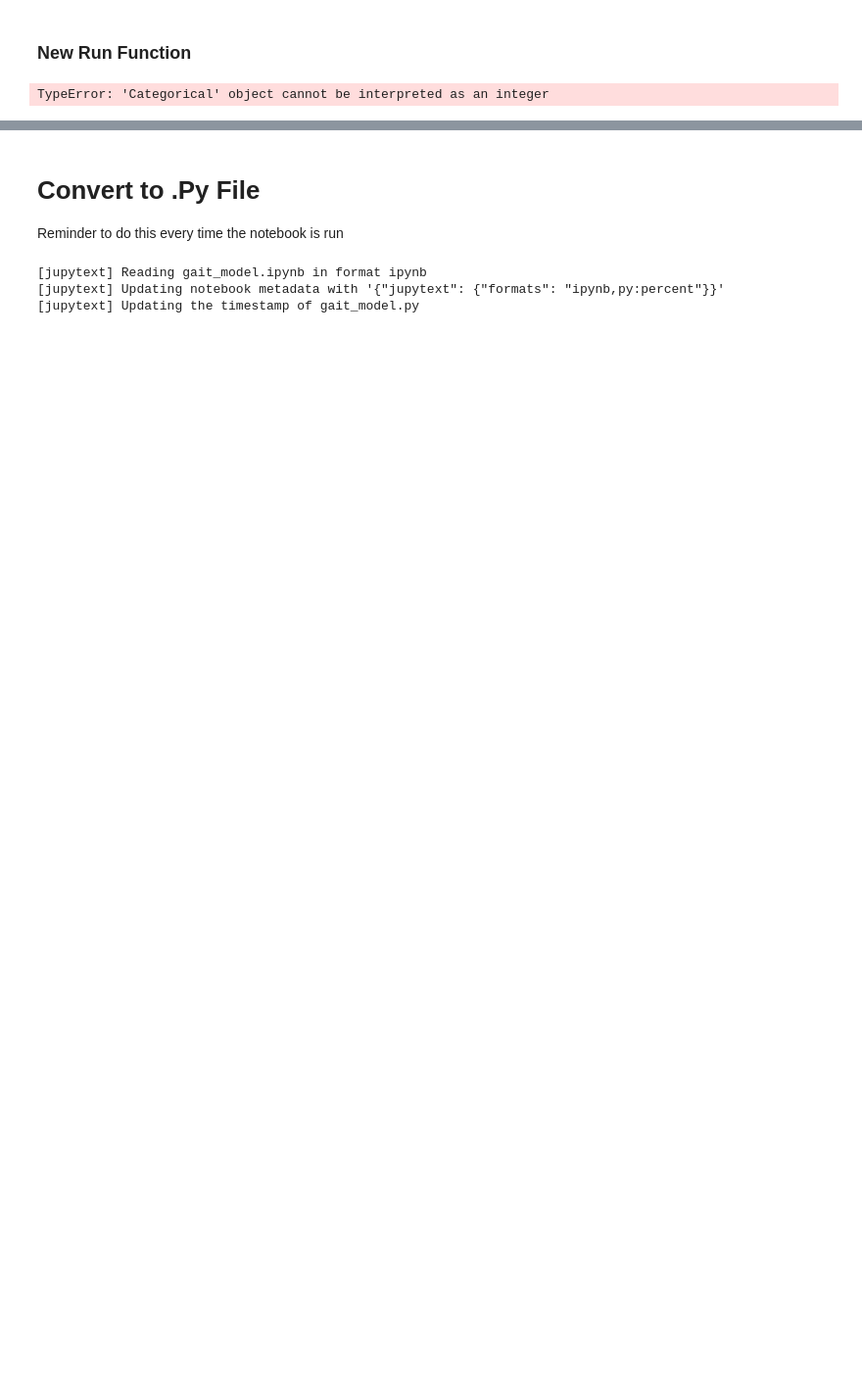
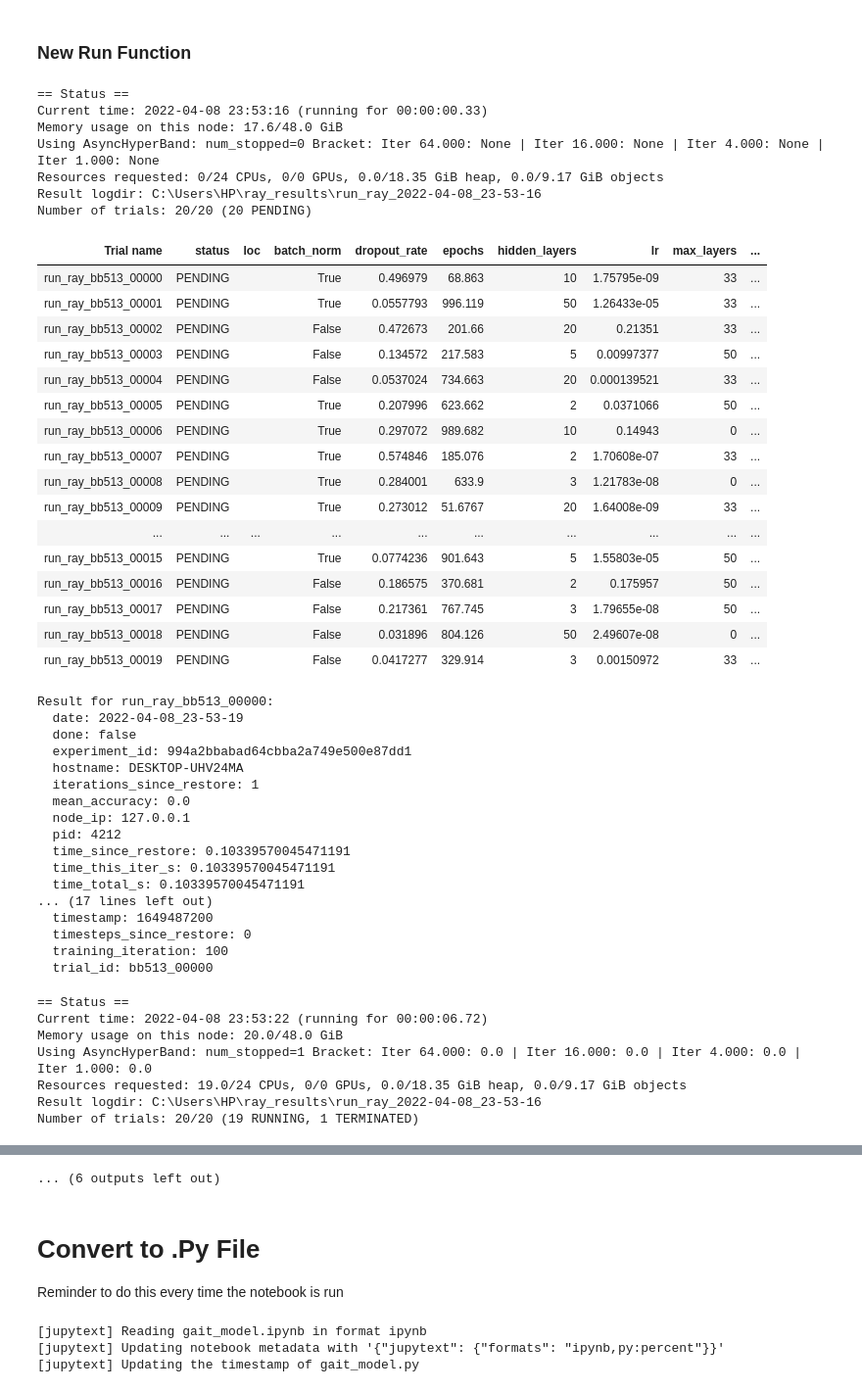
Before and after one commit to Kayala47/gaitpt, a Jupyter notebook: gait_model.ipynb, the cells around one changed output, grey strips where cells are left out. Shown at 98% size. Cells and saved outputs as stored; diff of their text form; code cells hidden in the pictures; blank space fills up the shorter version.

Commit message:
tuning working for canter. now making sure i can save the best config and reload a model from it

```diff
--- a/gait_model.ipynb
+++ b/gait_model.ipynb
@@ -223,25 +223,34 @@ def test_batch(model, x, y):
     # run forward calculation
     y_predict = model.forward(x)
 
-    return y, y_predict
+    correct = (y_predict == y).sum().item()
+    total = y.size(0)
+
+    return y, y_predict, correct, total
 
 
 def test(model, loader):
     y_vectors = list()
     y_predict_vectors = list()
 
+    correct = 0
+    total = 0
+
     batch_index = 0
     for x, y in loader:
-        y, y_predict = test_batch(model=model, x=x, y=y)
+        y, y_predict, batch_correct, batch_total = test_batch(model=model, x=x, y=y)
 
         y_vectors.append(y.data.numpy())
         y_predict_vectors.append(y_predict.data.numpy())
 
         batch_index += 1
 
+        correct += batch_correct
+        total += batch_total
+
     y_predict_vector = np.concatenate(y_predict_vectors)
 
-    return y_predict_vector
+    return y_predict_vector, (correct/total)
 # %% [markdown]
 ## Define plotting method for loss
 This is a plotting method for looking at the behavior of the loss over training iterations.
@@ -272,13 +281,14 @@ class GaitModel(nn.Module):
         self.avgs = torch.FloatTensor(avgs[AVGS_KEY])
         hidden_layers = []
 
+
         for nl, nlminus1 in zip(layer_sizes[1:-1], layer_sizes):
             layers = [nn.Linear(nlminus1, nl), nn.ReLU()]
             if config["batch_norm"]:
                 layers.append(nn.BatchNorm1d(nl))
 
-            if config["dropout"] > 0.0:
-                layers.append(nn.Dropout(config["dropout"]))
+            # if config["dropout_rate"] > 0.0:
+            layers.append(nn.Dropout(config["dropout_rate"]))
 
 
             hidden_layers.append(nn.Sequential(*layers))
@@ -748,14 +760,59 @@ def run_ray(config):
 # %%
 name = "canter"
 
 all_ds = create_datasets(DATA_PATH / f'{name}_kinematic.csv', nosplit=True)
 
-losses, y_predict, model_to_save = run_ray(
-            config=search_space
-        )
+# losses, y_predict, model_to_save = run_ray(
+#             config=search_space
+#         )
 
-
-
-analysis = tune.run()
+analysis = tune.run(run_ray, num_samples=20, scheduler=ASHAScheduler(metric="mean_accuracy", mode="max"),config=search_space)
 # %% [output]
-TypeError: 'Categorical' object cannot be interpreted as an integer
+== Status ==
+Current time: 2022-04-08 23:53:16 (running for 00:00:00.33)
+Memory usage on this node: 17.6/48.0 GiB
+Using AsyncHyperBand: num_stopped=0 Bracket: Iter 64.000: None | Iter 16.000: None | Iter 4.000: None | Iter 1.000: None
+Resources requested: 0/24 CPUs, 0/0 GPUs, 0.0/18.35 GiB heap, 0.0/9.17 GiB objects
+Result logdir: C:\Users\HP\ray_results\run_ray_2022-04-08_23-53-16
+Number of trials: 20/20 (20 PENDING)
+| Trial name | status | loc | batch_norm | dropout_rate | epochs | hidden_layers | lr | max_layers | ... |
+| run_ray_bb513_00000 | PENDING |  | True | 0.496979 | 68.863 | 10 | 1.75795e-09 | 33 | ... |
+| run_ray_bb513_00001 | PENDING |  | True | 0.0557793 | 996.119 | 50 | 1.26433e-05 | 33 | ... |
+| run_ray_bb513_00002 | PENDING |  | False | 0.472673 | 201.66 | 20 | 0.21351 | 33 | ... |
+| run_ray_bb513_00003 | PENDING |  | False | 0.134572 | 217.583 | 5 | 0.00997377 | 50 | ... |
+| run_ray_bb513_00004 | PENDING |  | False | 0.0537024 | 734.663 | 20 | 0.000139521 | 33 | ... |
+| run_ray_bb513_00005 | PENDING |  | True | 0.207996 | 623.662 | 2 | 0.0371066 | 50 | ... |
+| run_ray_bb513_00006 | PENDING |  | True | 0.297072 | 989.682 | 10 | 0.14943 | 0 | ... |
+| run_ray_bb513_00007 | PENDING |  | True | 0.574846 | 185.076 | 2 | 1.70608e-07 | 33 | ... |
+| run_ray_bb513_00008 | PENDING |  | True | 0.284001 | 633.9 | 3 | 1.21783e-08 | 0 | ... |
+| run_ray_bb513_00009 | PENDING |  | True | 0.273012 | 51.6767 | 20 | 1.64008e-09 | 33 | ... |
+| ... | ... | ... | ... | ... | ... | ... | ... | ... | ... |
+| run_ray_bb513_00015 | PENDING |  | True | 0.0774236 | 901.643 | 5 | 1.55803e-05 | 50 | ... |
+| run_ray_bb513_00016 | PENDING |  | False | 0.186575 | 370.681 | 2 | 0.175957 | 50 | ... |
+| run_ray_bb513_00017 | PENDING |  | False | 0.217361 | 767.745 | 3 | 1.79655e-08 | 50 | ... |
+| run_ray_bb513_00018 | PENDING |  | False | 0.031896 | 804.126 | 50 | 2.49607e-08 | 0 | ... |
+| run_ray_bb513_00019 | PENDING |  | False | 0.0417277 | 329.914 | 3 | 0.00150972 | 33 | ... |
+Result for run_ray_bb513_00000:
+  date: 2022-04-08_23-53-19
+  done: false
+  experiment_id: 994a2bbabad64cbba2a749e500e87dd1
+  hostname: DESKTOP-UHV24MA
+  iterations_since_restore: 1
+  mean_accuracy: 0.0
+  node_ip: 127.0.0.1
+  pid: 4212
+  time_since_restore: 0.10339570045471191
+  time_this_iter_s: 0.10339570045471191
+  time_total_s: 0.10339570045471191
+... (17 lines left out)
+  timestamp: 1649487200
+  timesteps_since_restore: 0
+  training_iteration: 100
+  trial_id: bb513_00000
+== Status ==
+Current time: 2022-04-08 23:53:22 (running for 00:00:06.72)
+Memory usage on this node: 20.0/48.0 GiB
+Using AsyncHyperBand: num_stopped=1 Bracket: Iter 64.000: 0.0 | Iter 16.000: 0.0 | Iter 4.000: 0.0 | Iter 1.000: 0.0
+Resources requested: 19.0/24 CPUs, 0/0 GPUs, 0.0/18.35 GiB heap, 0.0/9.17 GiB objects
+Result logdir: C:\Users\HP\ray_results\run_ray_2022-04-08_23-53-16
+Number of trials: 20/20 (19 RUNNING, 1 TERMINATED)
@@ -762,3 +945,4 @@ TypeError: 'Categorical' object cannot be interpreted as an integer
+... (6 outputs left out)
 # %% [markdown]
 # Convert to .Py File
 Reminder to do this every time the notebook is run
```
Also changed, not shown: parts of 3 cells of this notebook.
